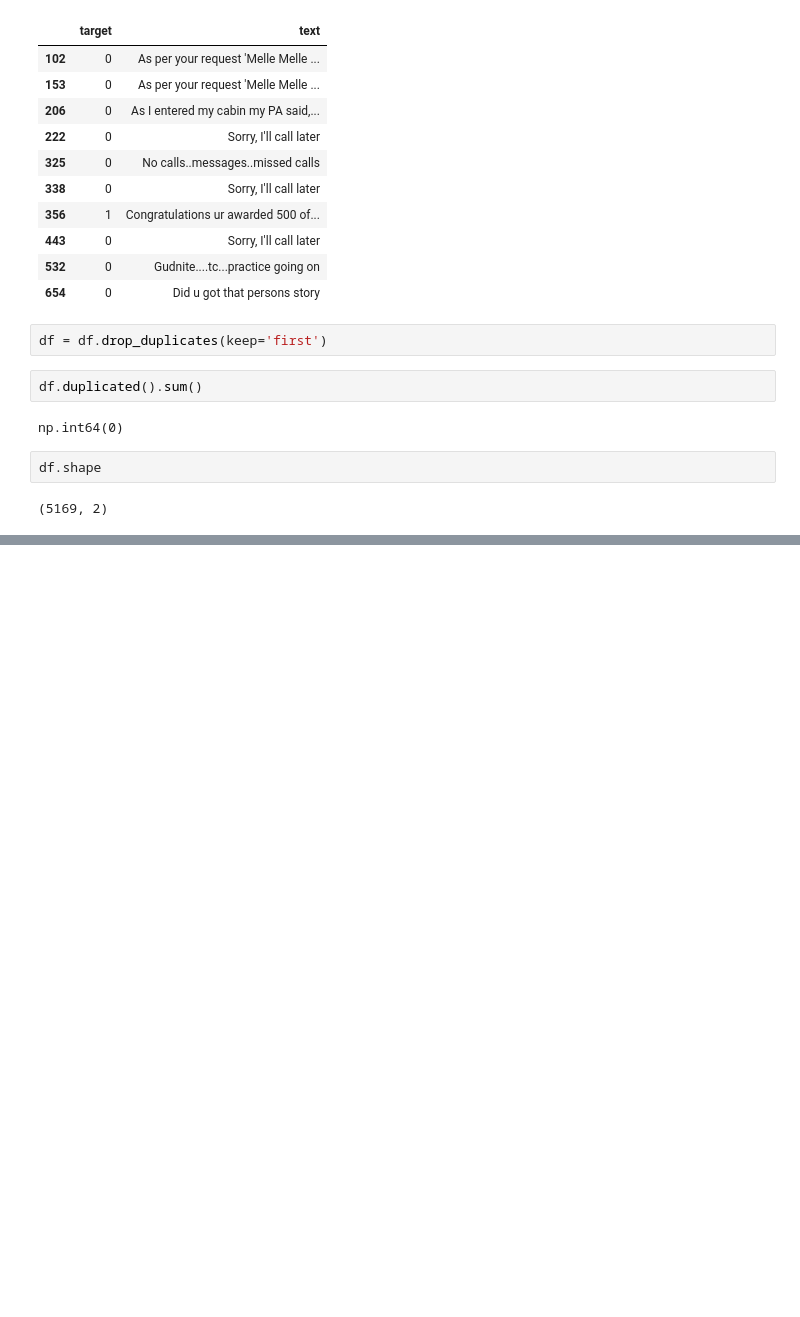
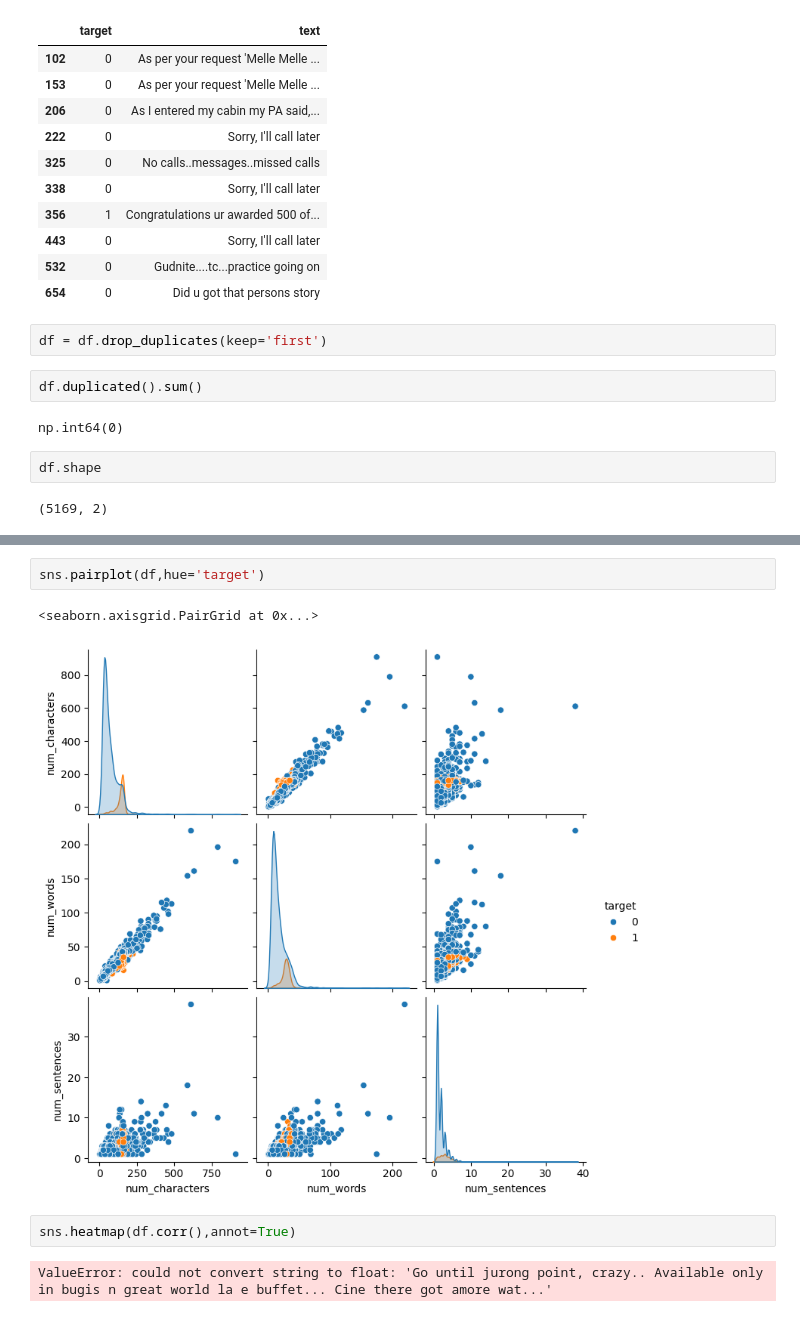
Before and after one commit to afadnan/ds_ml_dl, a Jupyter notebook: projects/sms_spam_detection/smsspam.ipynb, the cells around one changed output, grey strips where cells are left out. Saved outputs shown, nothing was run; the diff lists cells and outputs as text; blank space fills up the shorter version.

```diff
--- a/projects/sms_spam_detection/smsspam.ipynb
+++ b/projects/sms_spam_detection/smsspam.ipynb
@@ -175,0 +299,9 @@ df.shape
+# %%
+sns.pairplot(df,hue='target')
+# %% [output]
+<seaborn.axisgrid.PairGrid at 0x...>
+[figure, added]
+# %%
+sns.heatmap(df.corr(),annot=True)
+# %% [output]
+ValueError: could not convert string to float: 'Go until jurong point, crazy.. Available only in bugis n great world la e buffet... Cine there got amore wat...'
```
Also changed, not shown: parts of 20 cells of this notebook, 1 other file.
